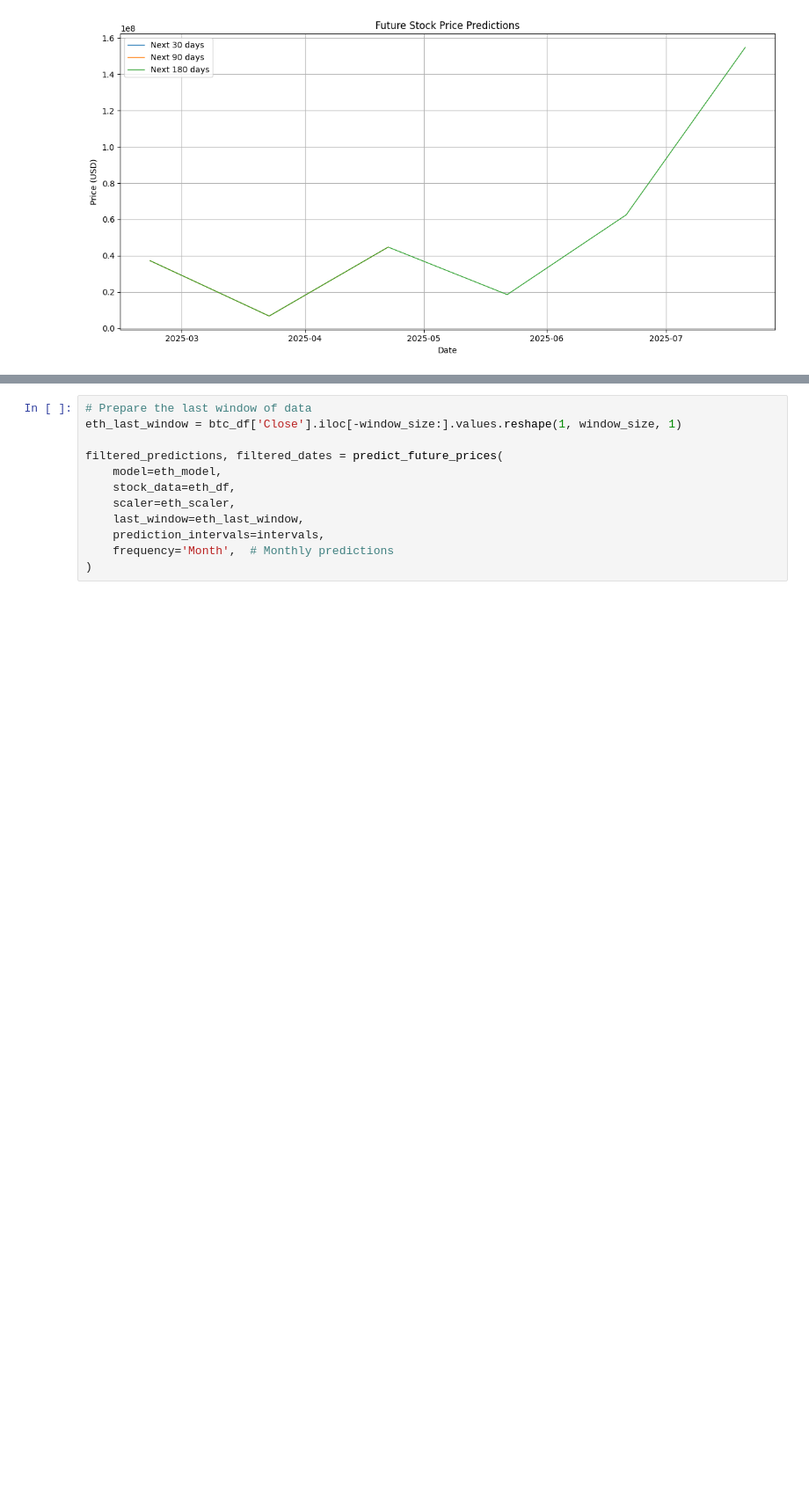
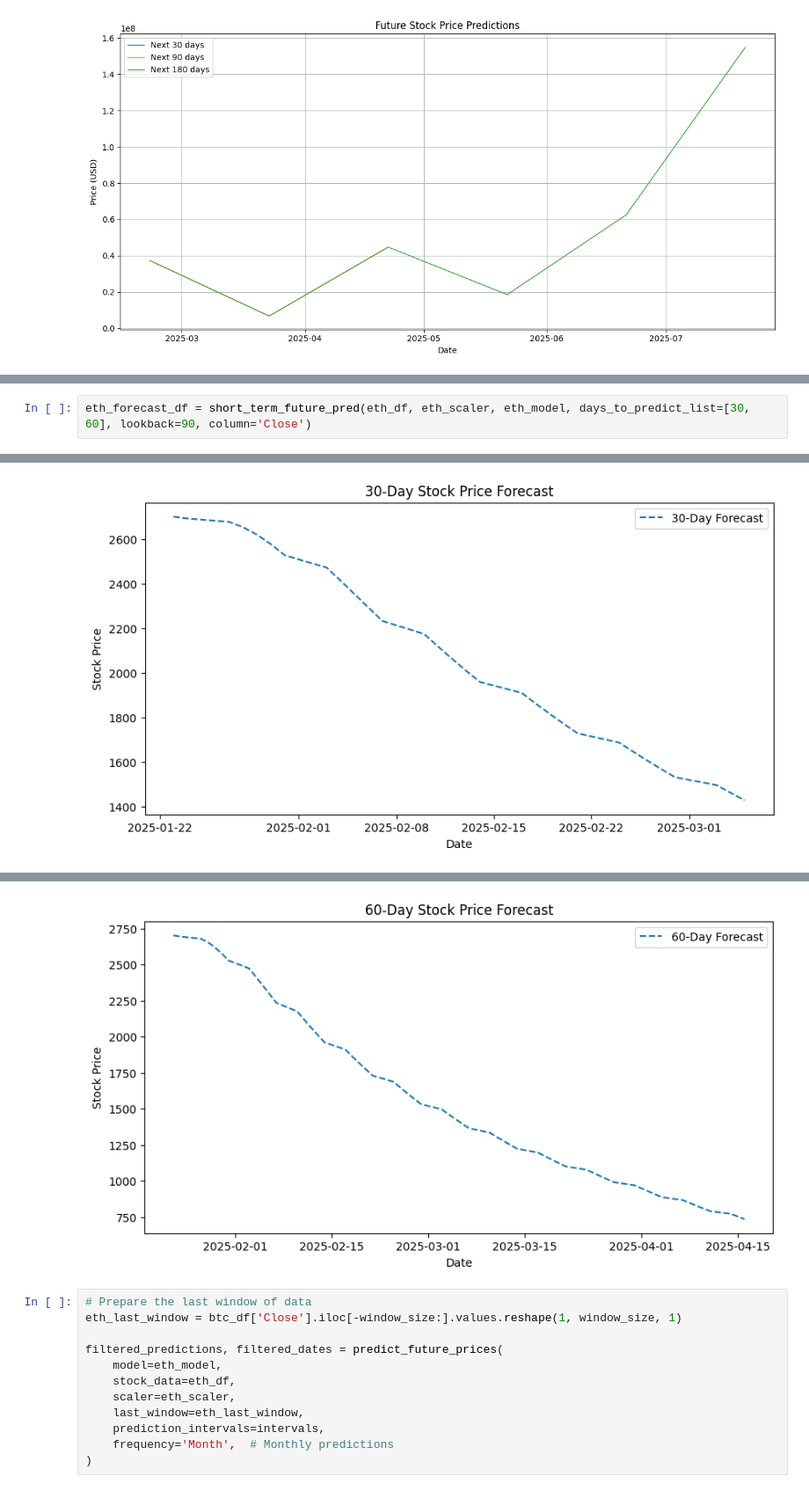
Before and after one commit to JoyChang10/Forkaia, a Jupyter notebook: task1000/stacked_lstm/stock_prediction.ipynb, the cells around one changed output, grey strips where cells are left out. Shown at 88% size. Drawn from its saved outputs; the diff is of its cells as text; blank space fills up the shorter version.

```diff
--- a/task1000/stacked_lstm/stock_prediction.ipynb
+++ b/task1000/stacked_lstm/stock_prediction.ipynb
@@ -351,0 +383,3 @@ plot_predictions(eth_y_test, eth_y_predicted, eth_scaler, eth_test_dates, tick_i
+# %%
+eth_forecast_df = short_term_future_pred(eth_df, eth_scaler, eth_model, days_to_predict_list=[30, 60], lookback=90, column='Close')
+# %% [output]
@@ -351,0 +403 @@ plot_predictions(eth_y_test, eth_y_predicted, eth_scaler, eth_test_dates, tick_i
+[figure, added]
@@ -352,3 +421,4 @@ plot_predictions(eth_y_test, eth_y_predicted, eth_scaler, eth_test_dates, tick_i
+[figure, added]
 # %%
 # Prepare the last window of data
 eth_last_window = btc_df['Close'].iloc[-window_size:].values.reshape(1, window_size, 1)
```
Also changed, not shown: parts of 18 cells of this notebook.
